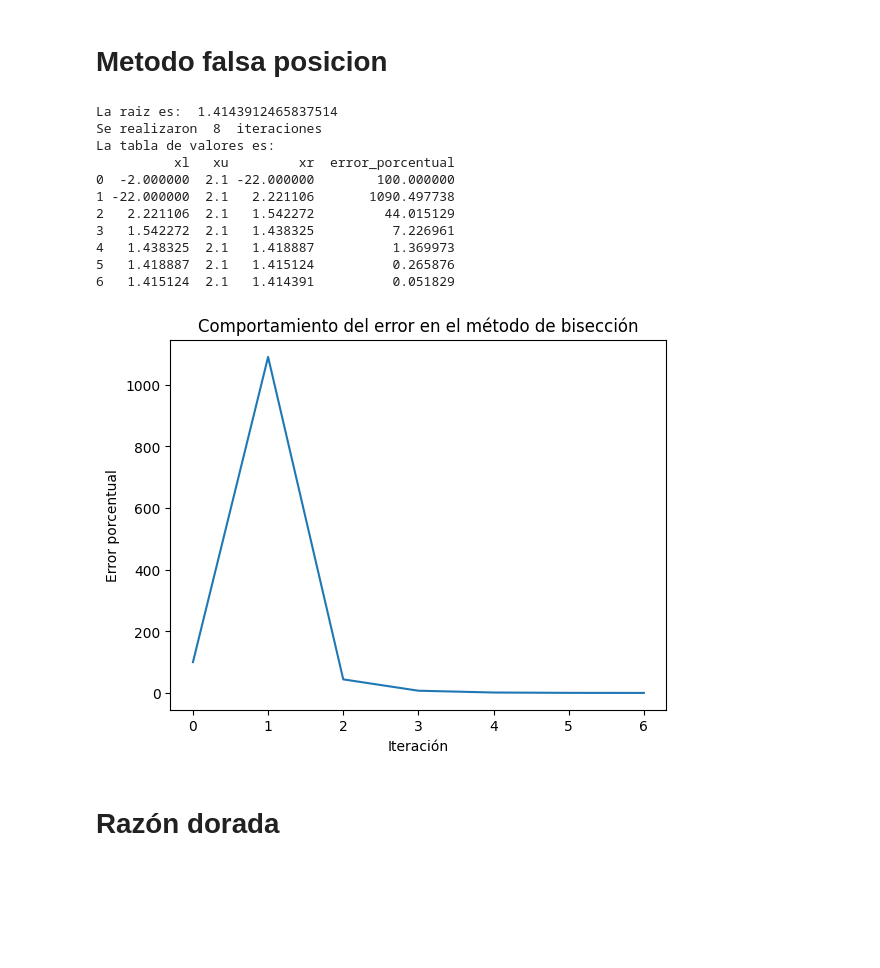
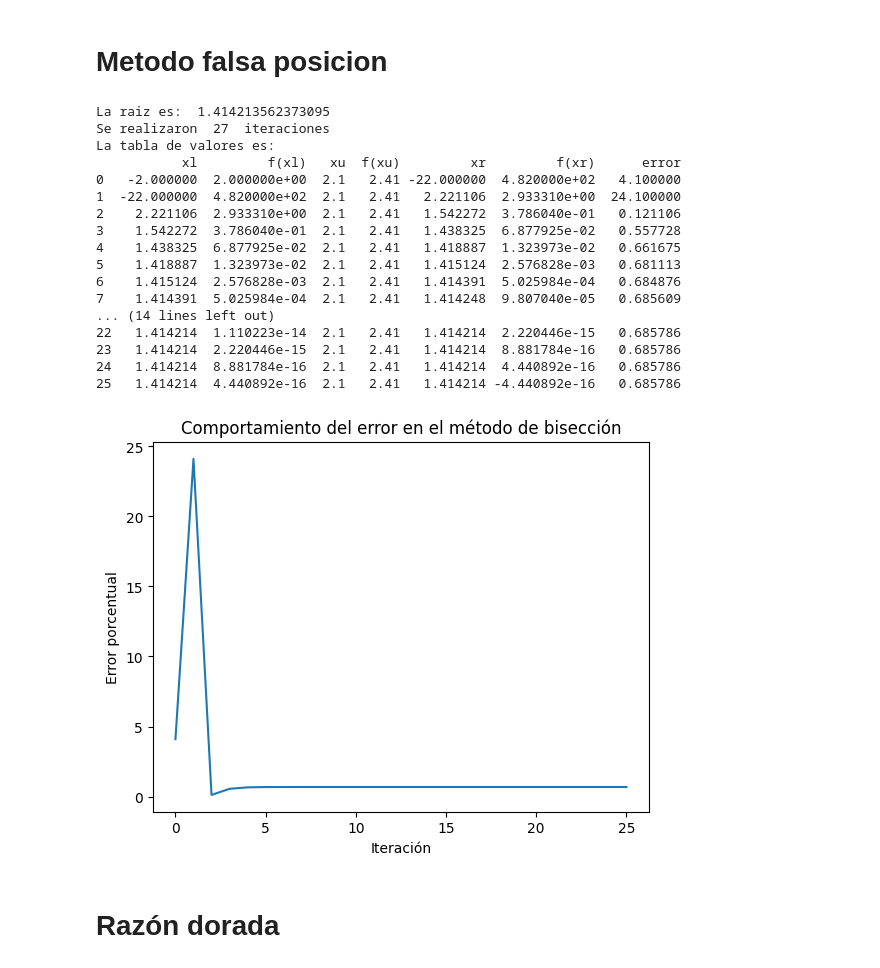
Before and after one commit to danielBrand12/optimization-20252, a Jupyter notebook: optimizacion.ipynb, the cells around one changed output. Cells and saved outputs as stored; diff of their text form; code cells hidden in the pictures; blank space fills up the shorter version.

```diff
--- a/optimizacion.ipynb
+++ b/optimizacion.ipynb
@@ -93,16 +88,11 @@ def f(x):
   return x**2-2
 
 def falsa_posicion(f, xl, xu, error):
-  results = pd.DataFrame(columns=['xl', 'xu', 'xr', 'error_porcentual'])
+  results = pd.DataFrame(columns=['xl', 'f(xl)', 'xu', 'f(xu)', 'xr', 'f(xr)', 'error'])
   iteraciones = 0
 
-  # Segun la formula del libro
-  # el error relativo porcentual
-  # es |(xr nuevo - xr viejo)/xr nuevo| * 100
-  error_relativo_porcentual = abs(error) + 1  # Inicializar con un valor mayor que el error
-  xr = 0
 
-  while error_relativo_porcentual > error:
+  while abs(xu - xl) > error:
     # Calcular el error relativo porcentual
 
     if f(xl) - f(xu) == 0:
@@ -110,62 +100,63 @@ def falsa_posicion(f, xl, xu, error):
       iteraciones += 1
       continue
 
-    xrnuevo = xu - ((f(xu)*(xl - xu))/(f(xl) - f(xu)))
+    xr = xu - ((f(xu)*(xl - xu))/(f(xl) - f(xu)))
 
-    if iteraciones > 0:
-      error_relativo_porcentual = abs((xrnuevo - xr) / xrnuevo) * 100
-
-    xr = xrnuevo
-
-    results.loc[len(results)] = [xl, xu, xr, error_relativo_porcentual]
+    results.loc[len(results)] = [xl, f(xl), xu, f(xu), xr, f(xr), abs(xu - xl)]
 
     if f(xr) == 0:
-      results.loc[len(results)] = [xl, xu, xr, 0]
+      results.loc[len(results)] = [xl, f(xl), xu, f(xu), xr, f(xr), 0]
       return xr, iteraciones, results
     elif f(xl)*f(xr) < 0:
       xu = xr
     else:
       xl = xr
 
     # Guardar los resultados de la iteracion
     iteraciones += 1
 
 
   return xr, iteraciones, results
 
 
 xl = -2
 
 xu = 2
 
 error = 0.1
 
 
 raiz, iteraciones, df = falsa_posicion(f, xl, xu, error)
 
 print("La raiz es: ", raiz)
 print("Se realizaron ", iteraciones, " iteraciones")
 print("La tabla de valores es: ")
 print(df)
 
-plt.plot(df['error_porcentual'])
+plt.plot(df['error'])
 plt.xlabel('Iteración')
 plt.ylabel('Error porcentual')
 plt.title('Comportamiento del error en el método de bisección')
 plt.show()
 # %% [output]
-La raiz es:  1.4143912465837514
-Se realizaron  8  iteraciones
+La raiz es:  1.414213562373095
+Se realizaron  27  iteraciones
 La tabla de valores es:
-          xl   xu         xr  error_porcentual
-0  -2.000000  2.1 -22.000000        100.000000
-1 -22.000000  2.1   2.221106       1090.497738
-2   2.221106  2.1   1.542272         44.015129
-3   1.542272  2.1   1.438325          7.226961
-4   1.438325  2.1   1.418887          1.369973
-5   1.418887  2.1   1.415124          0.265876
-6   1.415124  2.1   1.414391          0.051829
+           xl         f(xl)   xu  f(xu)         xr         f(xr)      error
+0   -2.000000  2.000000e+00  2.1   2.41 -22.000000  4.820000e+02   4.100000
+1  -22.000000  4.820000e+02  2.1   2.41   2.221106  2.933310e+00  24.100000
+2    2.221106  2.933310e+00  2.1   2.41   1.542272  3.786040e-01   0.121106
+3    1.542272  3.786040e-01  2.1   2.41   1.438325  6.877925e-02   0.557728
+4    1.438325  6.877925e-02  2.1   2.41   1.418887  1.323973e-02   0.661675
+5    1.418887  1.323973e-02  2.1   2.41   1.415124  2.576828e-03   0.681113
+6    1.415124  2.576828e-03  2.1   2.41   1.414391  5.025984e-04   0.684876
+7    1.414391  5.025984e-04  2.1   2.41   1.414248  9.807040e-05   0.685609
+... (14 lines left out)
+22   1.414214  1.110223e-14  2.1   2.41   1.414214  2.220446e-15   0.685786
+23   1.414214  2.220446e-15  2.1   2.41   1.414214  8.881784e-16   0.685786
+24   1.414214  8.881784e-16  2.1   2.41   1.414214  4.440892e-16   0.685786
+25   1.414214  4.440892e-16  2.1   2.41   1.414214 -4.440892e-16   0.685786
-[figure, old version]
+[figure, new version]
 # %% [markdown]
 # Razón dorada
 # %%
```
Also changed, not shown: parts of 5 cells of this notebook.
